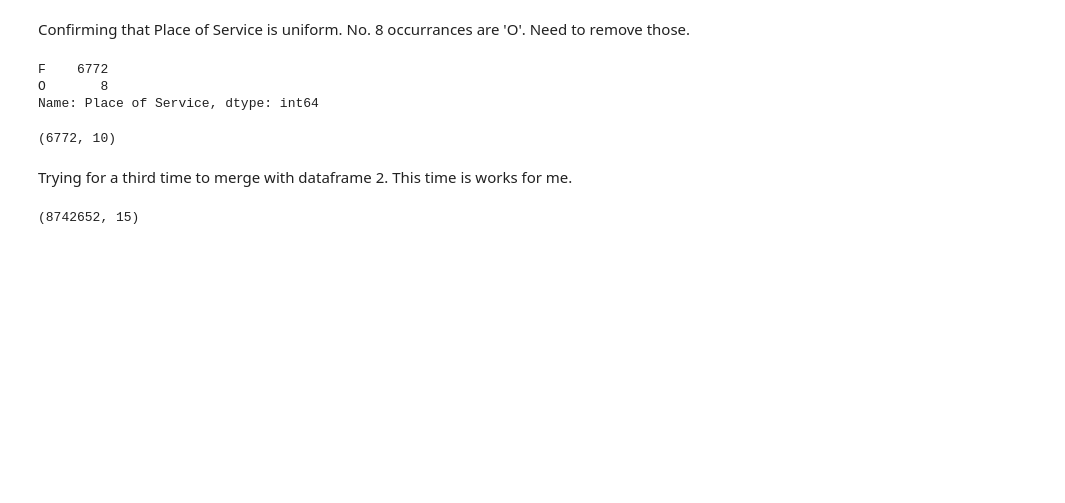
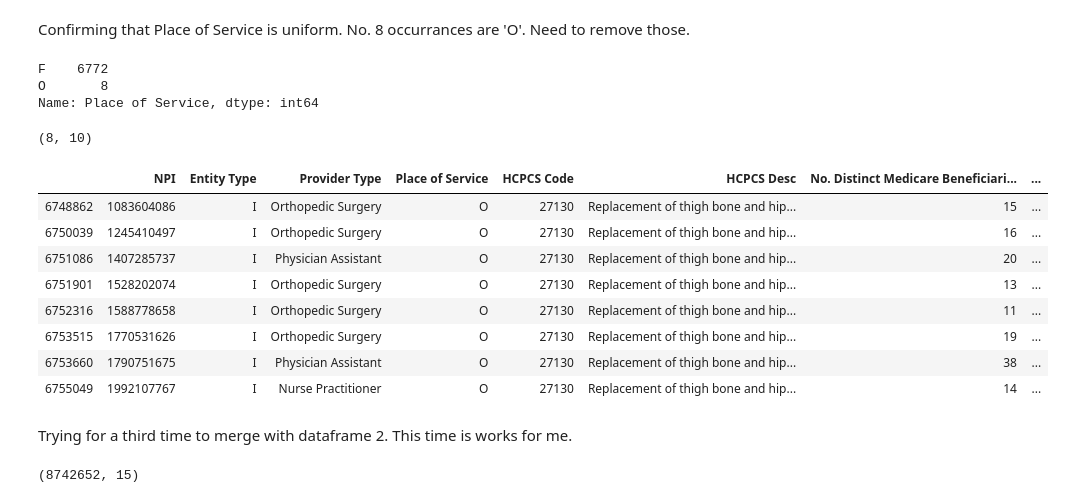
Before and after one commit to Didymustheblind/healthcare-bluebook-green-team, a Jupyter notebook: healthcare_bluebook_option1_part1-Copy1.ipynb, the cells around one changed output. Cells and saved outputs as stored; diff of their text form; code cells hidden in the pictures; blank space fills up the shorter version.

```diff
--- a/healthcare_bluebook_option1_part1-Copy1.ipynb
+++ b/healthcare_bluebook_option1_part1-Copy1.ipynb
@@ -362,12 +362,24 @@ F    6772
 O       8
 Name: Place of Service, dtype: int64
 # %%
-Filter7 = F6['Place of Service'].isin(['F'])
+Filter7 = F6['Place of Service'].isin(['O'])
 
 F7 = F6[Filter7]
 F7.shape
 # %% [output]
-(6772, 10)
+(8, 10)
+# %%
+F7.head(20)
+# %% [output]
+|  | NPI | Entity Type | Provider Type | Place of Service | HCPCS Code | HCPCS Desc | No. Distinct Medicare Beneficiari... | ... |
+| 6748862 | 1083604086 | I | Orthopedic Surgery | O | 27130 | Replacement of thigh bone and hip... | 15 | ... |
+| 6750039 | 1245410497 | I | Orthopedic Surgery | O | 27130 | Replacement of thigh bone and hip... | 16 | ... |
+| 6751086 | 1407285737 | I | Physician Assistant | O | 27130 | Replacement of thigh bone and hip... | 20 | ... |
+| 6751901 | 1528202074 | I | Orthopedic Surgery | O | 27130 | Replacement of thigh bone and hip... | 13 | ... |
+| 6752316 | 1588778658 | I | Orthopedic Surgery | O | 27130 | Replacement of thigh bone and hip... | 11 | ... |
+| 6753515 | 1770531626 | I | Orthopedic Surgery | O | 27130 | Replacement of thigh bone and hip... | 19 | ... |
+| 6753660 | 1790751675 | I | Physician Assistant | O | 27130 | Replacement of thigh bone and hip... | 38 | ... |
+| 6755049 | 1992107767 | I | Nurse Practitioner | O | 27130 | Replacement of thigh bone and hip... | 14 | ... |
 # %% [markdown]
 Trying for a third time to merge with dataframe 2.  This time is works for me.
 # %%
```
Also changed, not shown: parts of 6 cells of this notebook, 1 other file.
